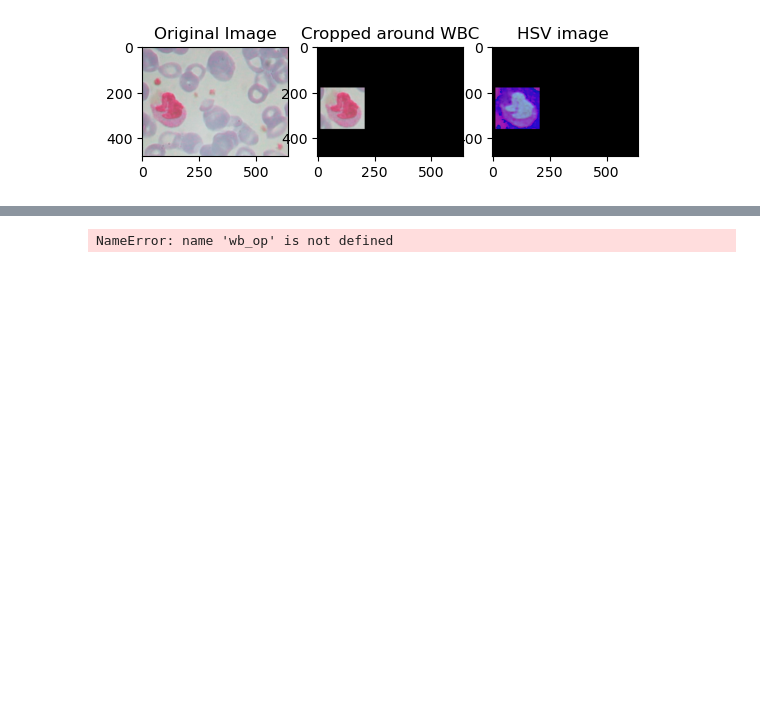
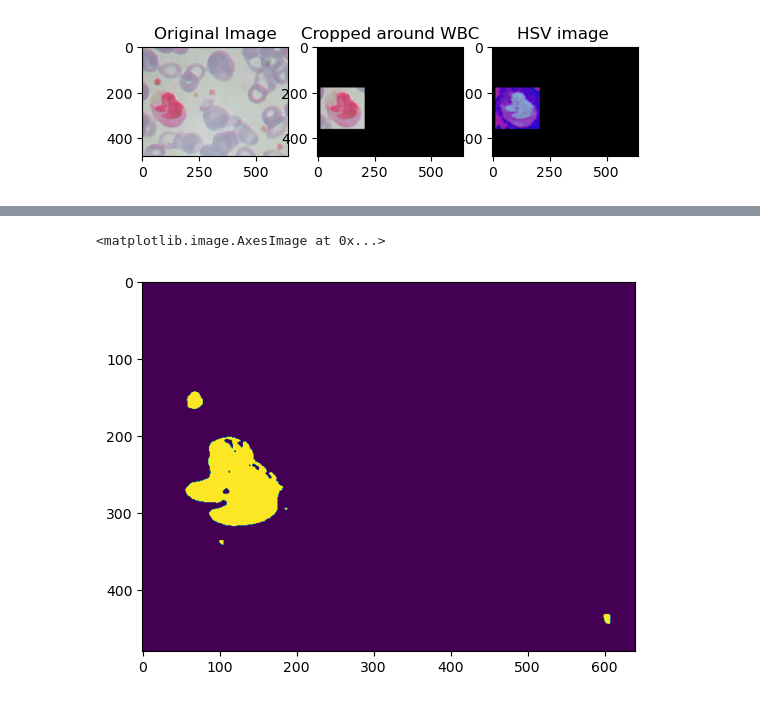
Before and after one commit to shreeja-shreeja/blood-image-exp, a Jupyter notebook: blood_segment.ipynb, the cells around one changed output, grey strips where cells are left out. Drawn from its saved outputs; the diff is of its cells as text; code cells hidden in the pictures; blank space fills up the shorter version.

```diff
--- a/blood_segment.ipynb
+++ b/blood_segment.ipynb
@@ -177,16 +159,17 @@ Text(0.5, 1.0, 'Platelet filtered ')
 # %%
 # Otsu's binary thresholding
 # Adapted from https://learnopencv.com/otsu-thresholding-with-opencv/
-blur = cv2.GaussianBlur(wbc_op, (5, 5), 0)
+blur = cv2.GaussianBlur(imgs[0], (5, 5), 0)
 h, s, v = cv2.split(blur)
 
 # Applying Otsu's method setting the flag value into cv.THRESH_OTSU.
 # Use a bimodal image as an input.
 # Optimal threshold value is cdetermined automatically.
 otsu_th, image_result = cv2.threshold(
     v, 0, 255, cv2.THRESH_BINARY + cv2.THRESH_OTSU,
 )
 
 plt.imshow(image_result)
 # %% [output]
-NameError: name 'wb_op' is not defined
+<matplotlib.image.AxesImage at 0x...>
+[figure, added]
```
Also changed, not shown: parts of 5 cells of this notebook.
